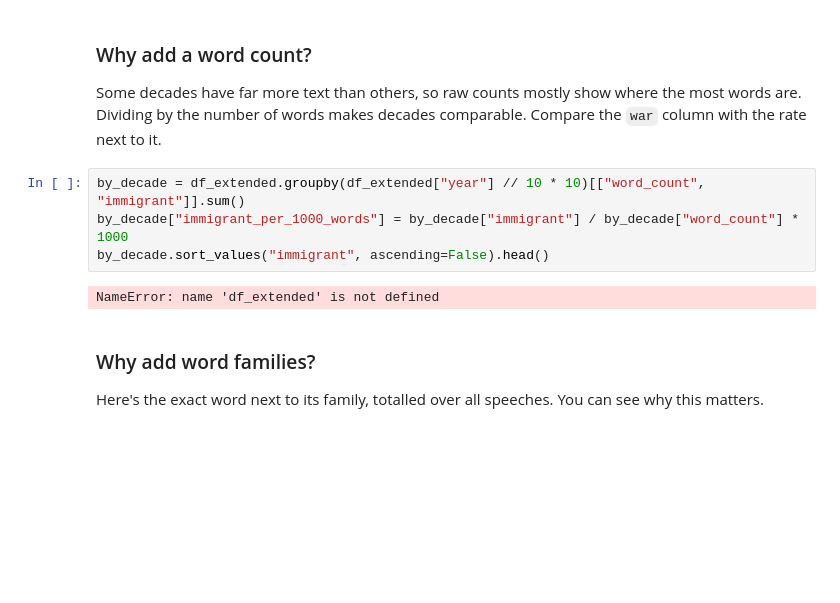
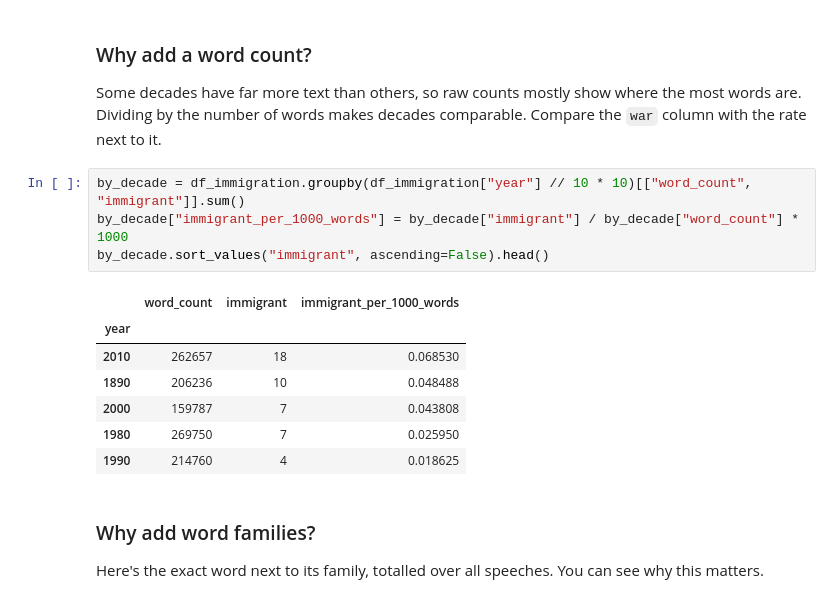
Before and after one commit to vhnguyen4/Miller-211A, a Jupyter notebook: immigration_keywords.ipynb, the cells around one changed output. Cells and saved outputs as stored; diff of their text form; blank space fills up the shorter version.

Commit message:
correcting immigration

```diff
--- a/immigration_keywords.ipynb
+++ b/immigration_keywords.ipynb
@@ -165,11 +165,17 @@ df_immigration.head()
 
 Some decades have far more text than others, so raw counts mostly show where the most words are. Dividing by the number of words makes decades comparable. Compare the `war` column with the rate next to it.
 # %%
-by_decade = df_extended.groupby(df_extended["year"] // 10 * 10)[["word_count", "immigrant"]].sum()
+by_decade = df_immigration.groupby(df_immigration["year"] // 10 * 10)[["word_count", "immigrant"]].sum()
 by_decade["immigrant_per_1000_words"] = by_decade["immigrant"] / by_decade["word_count"] * 1000
 by_decade.sort_values("immigrant", ascending=False).head()
 # %% [output]
-NameError: name 'df_extended' is not defined
+|  | word_count | immigrant | immigrant_per_1000_words |
+| year |  |  |  |
+| 2010 | 262657 | 18 | 0.068530 |
+| 1890 | 206236 | 10 | 0.048488 |
+| 2000 | 159787 | 7 | 0.043808 |
+| 1980 | 269750 | 7 | 0.025950 |
+| 1990 | 214760 | 4 | 0.018625 |
 # %% [markdown]
 ### Why add word families?
 
```
Also changed, not shown: 1 other file.
